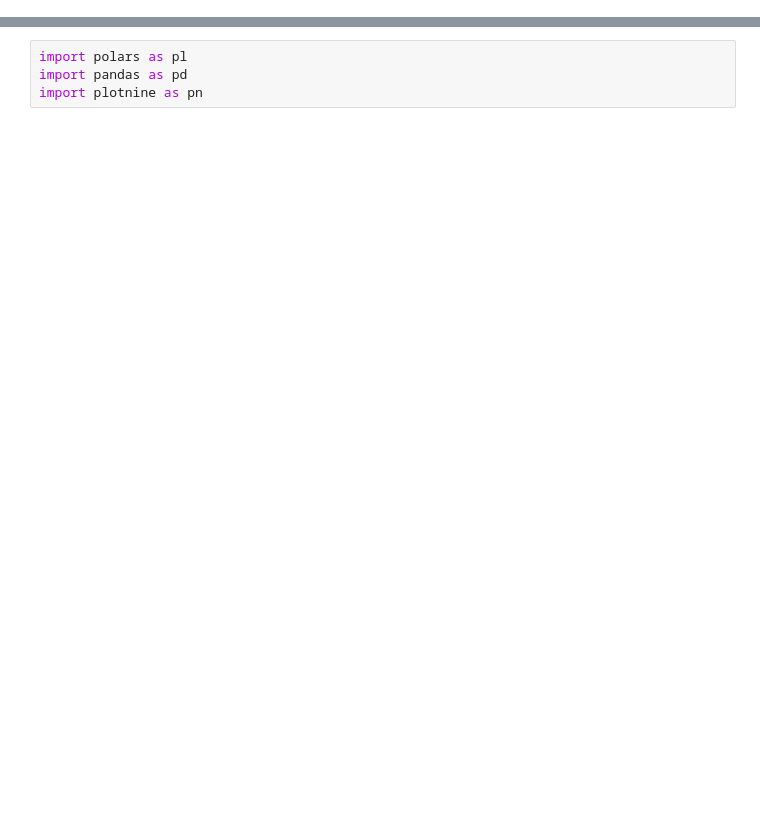
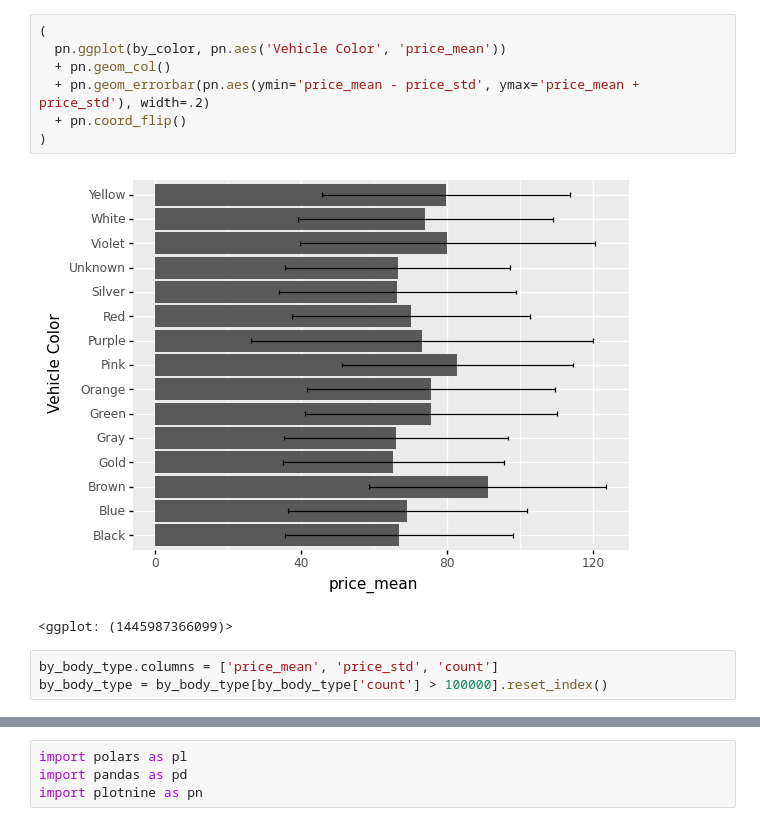
Before and after one commit to aljazerzen/bid-data-project, a Jupyter notebook: task3.ipynb, the cells around one changed output, grey strips where cells are left out. Drawn from its saved outputs; the diff is of its cells as text; blank space fills up the shorter version.

```diff
--- a/task3.ipynb
+++ b/task3.ipynb
@@ -0,0 +72,13 @@
+# %%
+(
+  pn.ggplot(by_color, pn.aes('Vehicle Color', 'price_mean'))
+  + pn.geom_col()
+  + pn.geom_errorbar(pn.aes(ymin='price_mean - price_std', ymax='price_mean + price_std'), width=.2)
+  + pn.coord_flip()
+)
+# %% [output]
+[figure, added]
+<ggplot: (1445987366099)>
+# %%
+by_body_type.columns = ['price_mean', 'price_std', 'count']
+by_body_type = by_body_type[by_body_type['count'] > 100000].reset_index()
```
Also changed, not shown: parts of 30 cells of this notebook.
